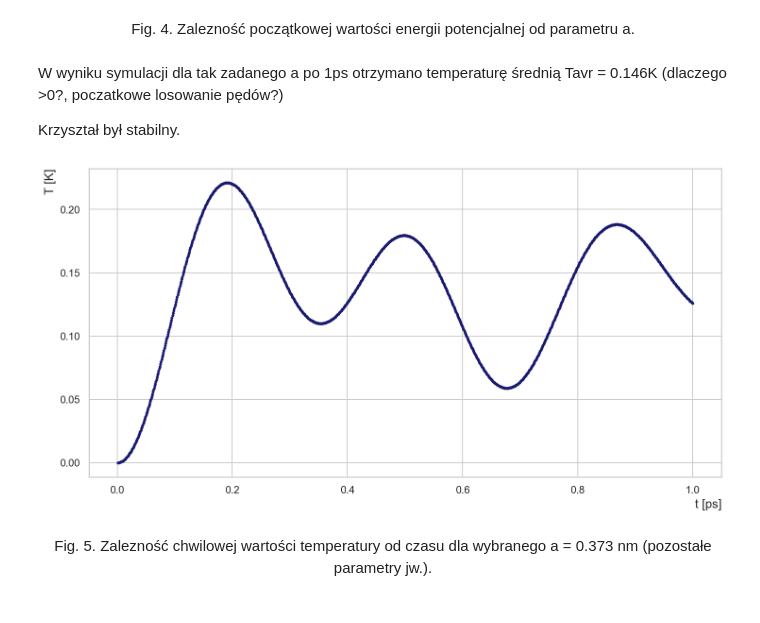
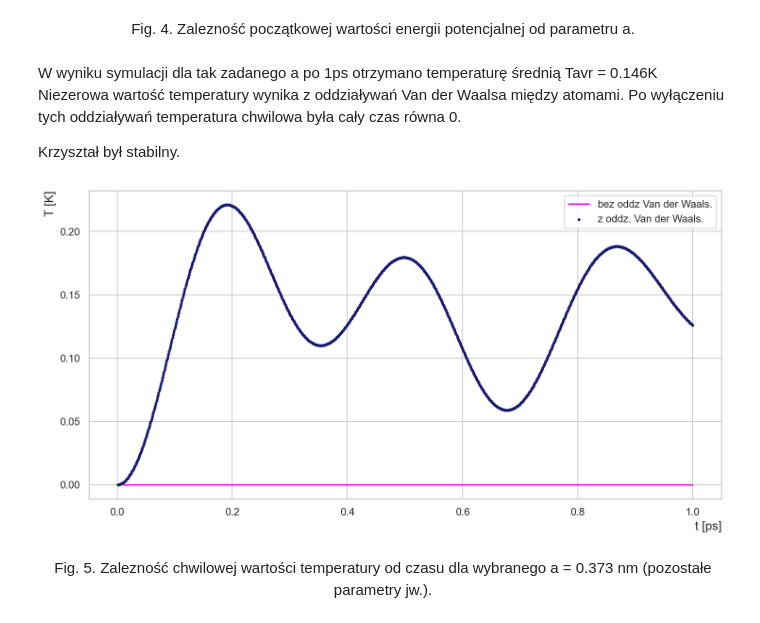
Before and after one commit to pauczy/molecular-dynamics, a Jupyter notebook: argon_sprawozdanie.ipynb, the cells around one changed output. Saved outputs shown, nothing was run; the diff lists cells and outputs as text; code cells hidden in the pictures.

```diff
--- a/argon_sprawozdanie.ipynb
+++ b/argon_sprawozdanie.ipynb
@@ -147,18 +148,25 @@ _ = plt.ylabel("V [kJ/mol]", fontsize=13, loc='top')
 <center>Fig. 4. Zalezność początkowej wartości energii potencjalnej od parametru a.</center>
 # %% [markdown]
 W wyniku symulacji dla tak zadanego a po 1ps otrzymano temperaturę średnią Tavr = 0.146K
-(dlaczego >0?, poczatkowe losowanie pędów?)
+Niezerowa wartość temperatury wynika z oddziaływań Van der Waalsa między atomami. Po wyłączeniu tych oddziaływań temperatura chwilowa była cały czas równa 0.
 
 Krzyształ był stabilny.
 # %%
 data_a = np.loadtxt("./output/out_a.txt", skiprows=1)
 df_a = pd.DataFrame(data_a, columns = ['t','H','V', 'T', 'P'])
+
+data_a2 = np.loadtxt("./output/out_bezFi.txt", skiprows=1)
+df_a2 = pd.DataFrame(data_a2, columns = ['t','H','V', 'T', 'P'])
+
 fig = plt.figure(figsize = (12, 6))
-plt.scatter(df_a['t'], df_a['T'], color = 'midnightblue', s = 4)
+plt.scatter(df_a['t'], df_a['T'], color = 'midnightblue', s = 4, label = 'z oddz. Van der Waals.')
+plt.plot(df_a2['t'], df_a2['T'], color = 'magenta', label = 'bez oddz Van der Waals.')
 plt.xlabel("t [ps]", fontsize=13, loc='right')
 _ = plt.ylabel("T [K]", fontsize=13, loc='top')
+plt.legend()
+plt.savefig('./figs/Ta.pdf')
 # %% [output]
-[figure, old version]
+[figure, new version]
 # %% [markdown]
 <center>Fig. 5. Zalezność chwilowej wartości temperatury od czasu dla wybranego a = 0.373 nm (pozostałe parametry jw.).</center>
 # %% [markdown]
```
Also changed, not shown: parts of 17 cells of this notebook, 1 other file.
